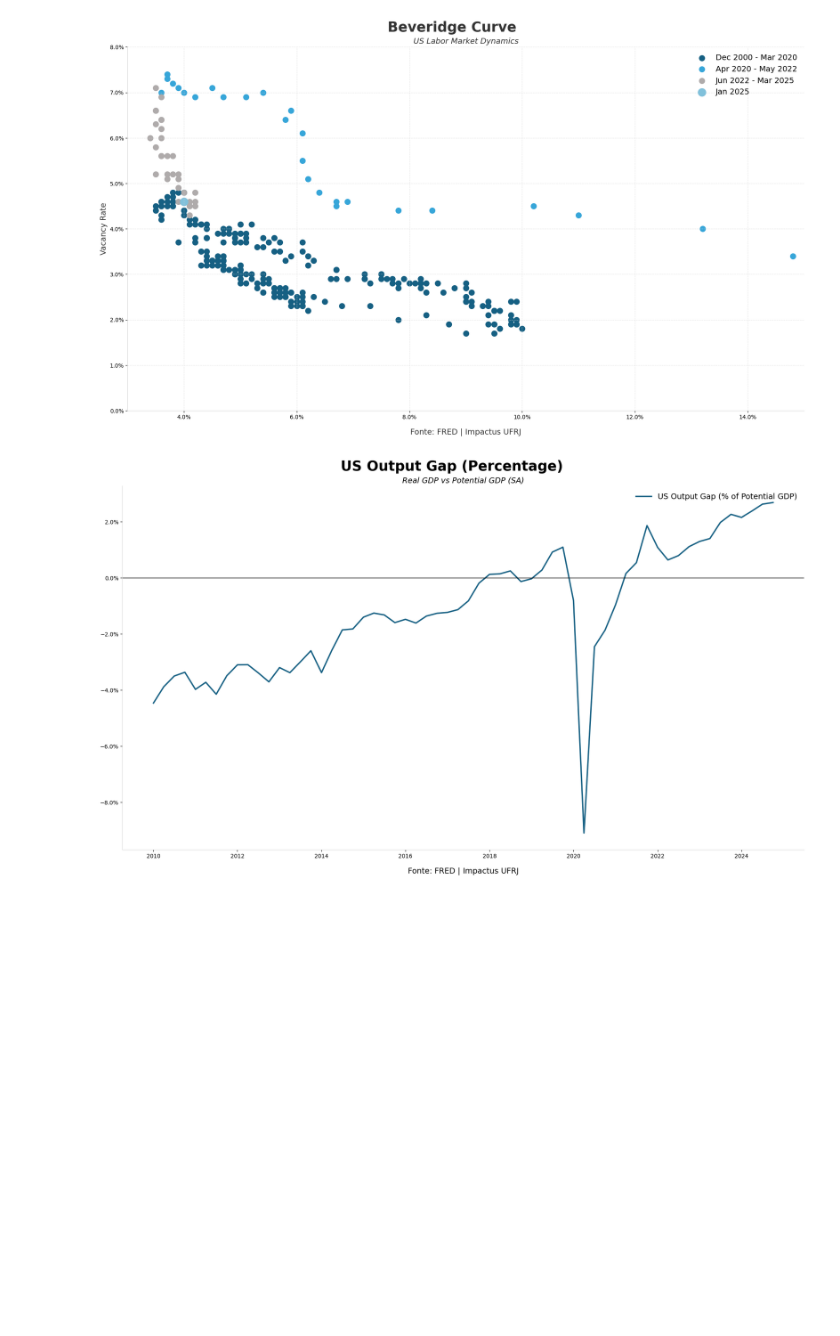
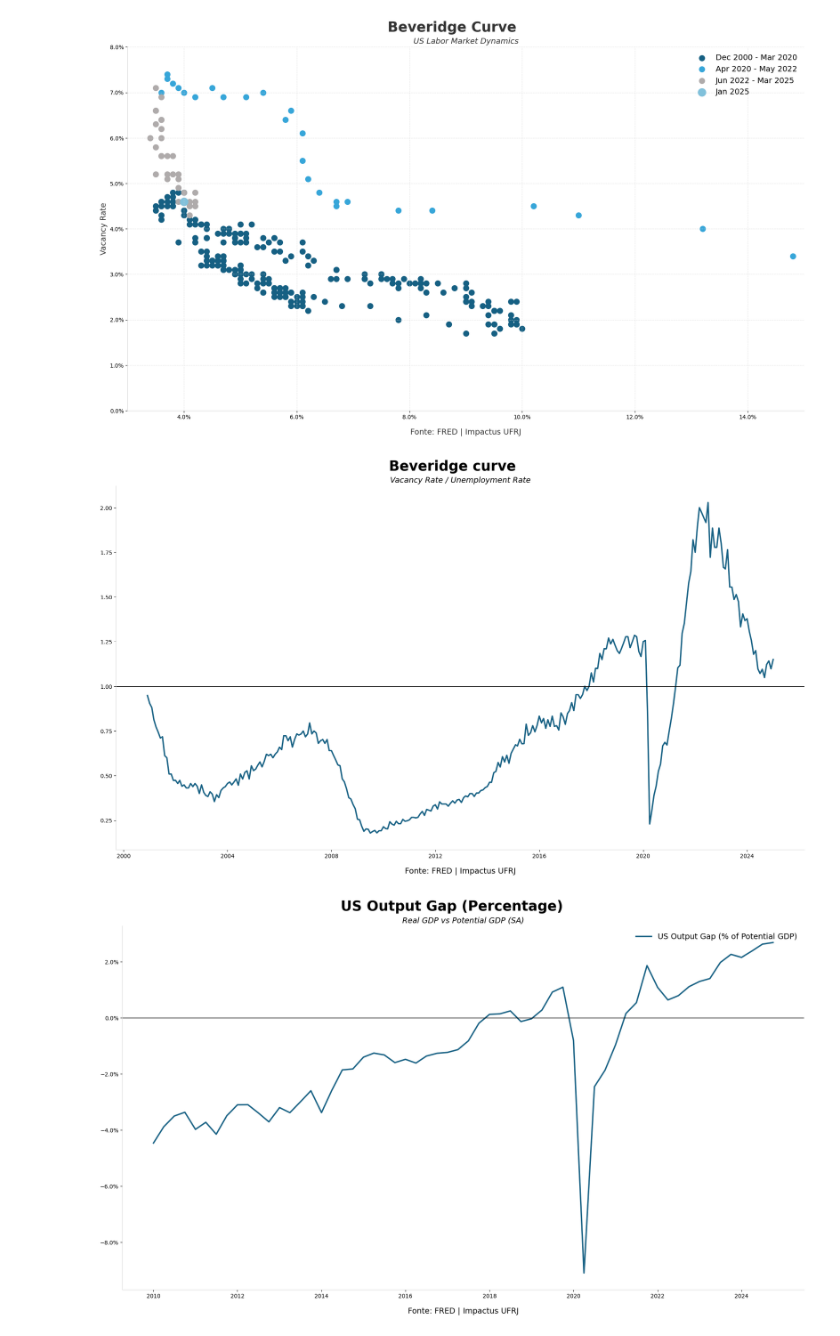
Before and after one commit to Joao-Henrique-Q/Impactus_Python_Scripts, a Jupyter notebook: Ciencia.ipynb, the cells around one changed output. Saved outputs shown, nothing was run; the diff lists cells and outputs as text; code cells hidden in the pictures; blank space fills up the shorter version.

```diff
--- a/Ciencia.ipynb
+++ b/Ciencia.ipynb
@@ -87,6 +88,30 @@ plt.tight_layout()
 plt.show()
 # %% [output]
 [figure]
+# %%
+beveridge_data["Beveridge curve"] = beveridge_data["Vacancy rate"]/beveridge_data["Unemployment rate"]
+
+
+plt.figure(figsize= (18,10.8))
+
+plt.plot(beveridge_data.index, beveridge_data["Beveridge curve"], label="Beveridge curve", linewidth=2.5, color="#166083")
+
+plt.suptitle("Beveridge curve", fontsize=25, fontweight='bold')
+plt.title("Vacancy Rate / Unemployment Rate", fontsize=14, style='italic')
+
+plt.axhline(1, color='black', linewidth=1)
+
+plt.xlabel("Fonte: FRED | Impactus UFRJ", fontsize=14, labelpad=15)
+
+plt.gca().spines["top"].set_visible(False)
+plt.gca().spines["right"].set_visible(False)
+plt.gca().spines["left"].set_color("#d9d9d9")
+plt.gca().spines["bottom"].set_color("#d9d9d9")
+
+plt.tight_layout()
+plt.show()
+# %% [output]
+[figure, added]
 # %%
 real = fred.get_series("GDPC1")
 pot = fred.get_series("GDPPOT")
```
Also changed, not shown: parts of 3 cells of this notebook, 1 other file.
